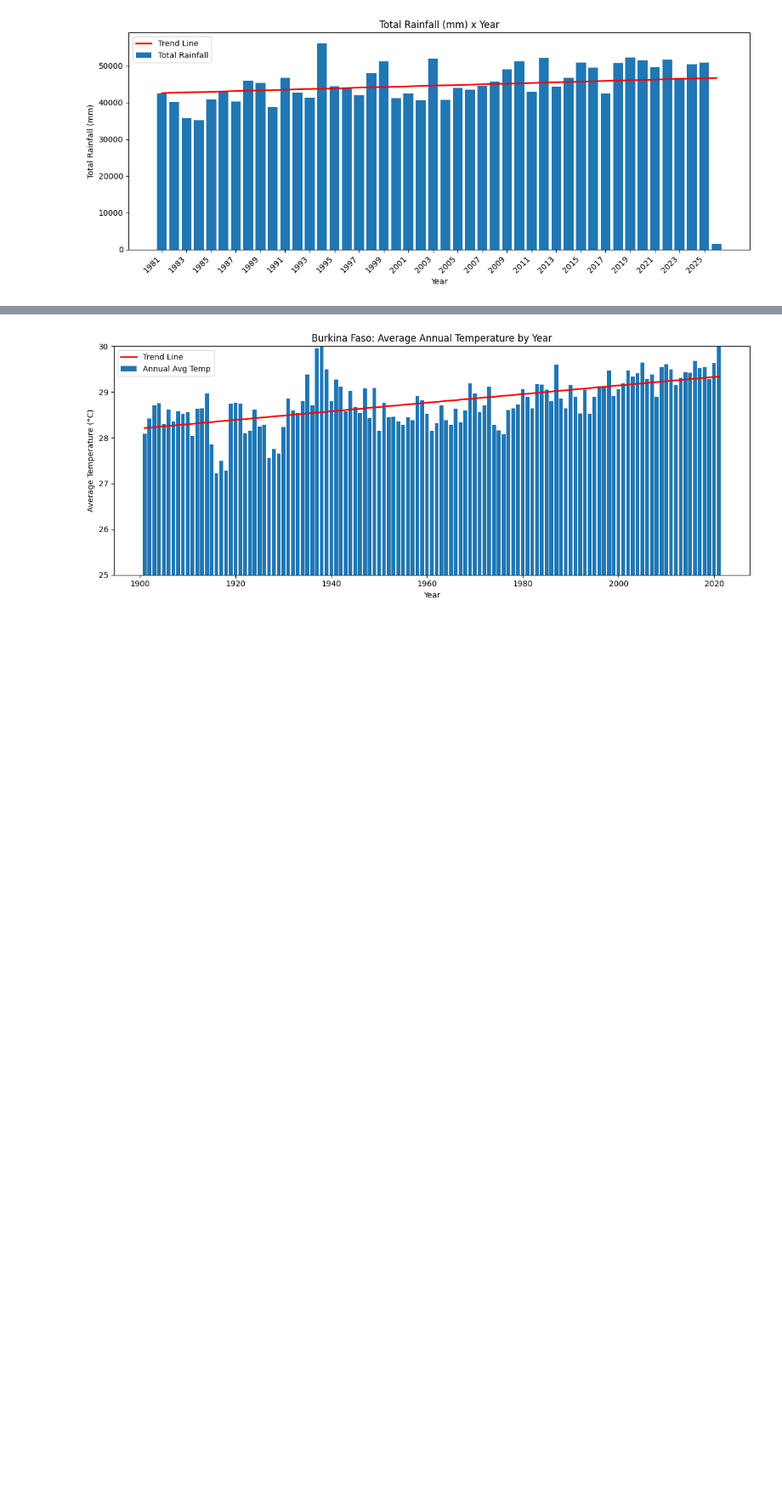
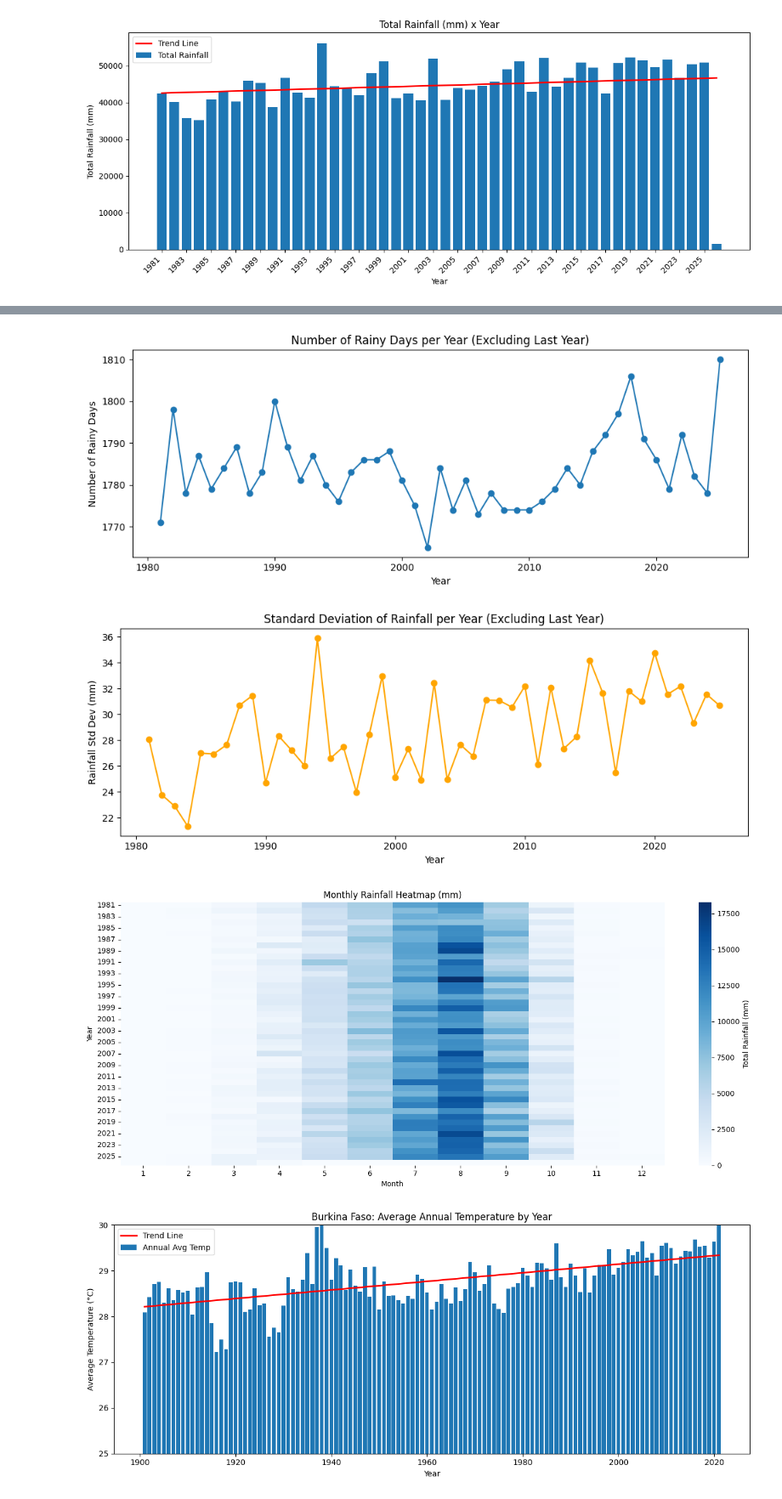
Before and after one commit to RyanParhizi/SahelCloudSeeding, a Jupyter notebook: graphing.ipynb, the cells around one changed output, grey strips where cells are left out. Shown at 85% size. Cells and saved outputs as stored; diff of their text form; code cells hidden in the pictures; blank space fills up the shorter version.

```diff
--- a/graphing.ipynb
+++ b/graphing.ipynb
@@ -40,3 +58,42 @@ plt.show()
+# %%
+# 1. Number of rainy days per year (rainfall > 0), excluding last year
+rainy_days_per_year = df[df['rfh'] > 0].groupby(df['year']).size()
+rainy_days_per_year = rainy_days_per_year.iloc[:-1]  # Remove last data point
+plt.figure(figsize=(10, 4))
+plt.plot(rainy_days_per_year.index, rainy_days_per_year.values, marker='o')
+plt.xlabel('Year')
+plt.ylabel('Number of Rainy Days')
+plt.title('Number of Rainy Days per Year (Excluding Last Year)')
+plt.tight_layout()
+plt.show()
+
+# 2. Standard deviation of rainfall per year (variability), excluding last year
+std_rainfall_per_year = df.groupby(df['year'])['rfh'].std()
+std_rainfall_per_year = std_rainfall_per_year.iloc[:-1]  # Remove last data point
+plt.figure(figsize=(10, 4))
+plt.plot(std_rainfall_per_year.index, std_rainfall_per_year.values, marker='o', color='orange')
+plt.xlabel('Year')
+plt.ylabel('Rainfall Std Dev (mm)')
+plt.title('Standard Deviation of Rainfall per Year (Excluding Last Year)')
+plt.tight_layout()
+plt.show()
+
+# 3. Heatmap of rainfall by month and year (unchanged)
+monthly_rain = df.copy()
+monthly_rain['month'] = monthly_rain['time'].dt.month
+monthly_sum = monthly_rain.groupby(['year', 'month'])['rfh'].sum().unstack(fill_value=0)
+import seaborn as sns
+plt.figure(figsize=(14, 6))
+sns.heatmap(monthly_sum, cmap='Blues', cbar_kws={'label': 'Total Rainfall (mm)'})
+plt.xlabel('Month')
+plt.ylabel('Year')
+plt.title('Monthly Rainfall Heatmap (mm)')
+plt.tight_layout()
+plt.show()
+# %% [output]
+[figure, added]
+[figure, added]
+[figure, added]
 # %%
 df = pd.read_csv('Data/burkina-faso-tas_timeseries_annual_cru_1901-2021_bfa.csv', skiprows=1)
 # The first column is the year, the second is the national average
```
Also changed, not shown: parts of 2 cells of this notebook, 1 other file.
